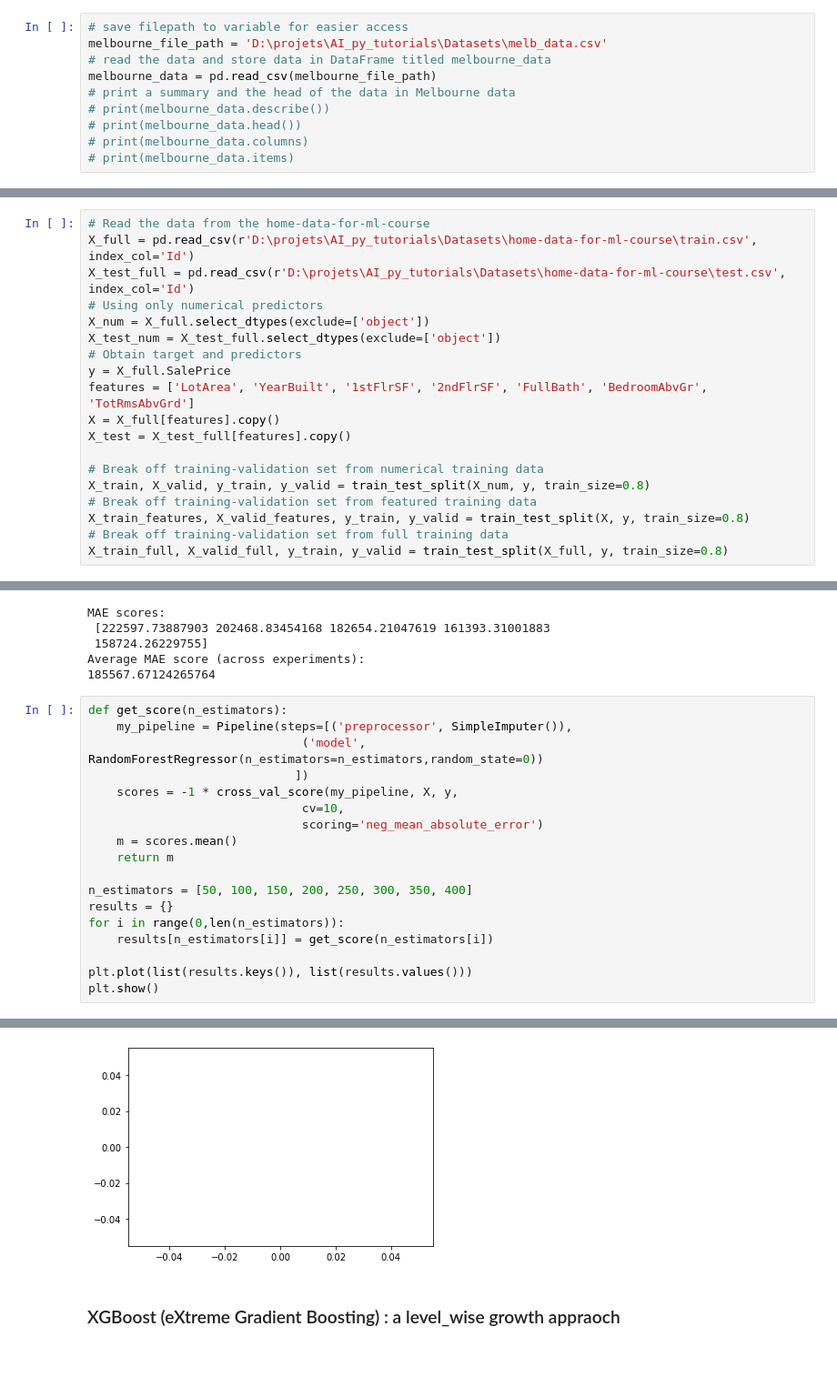
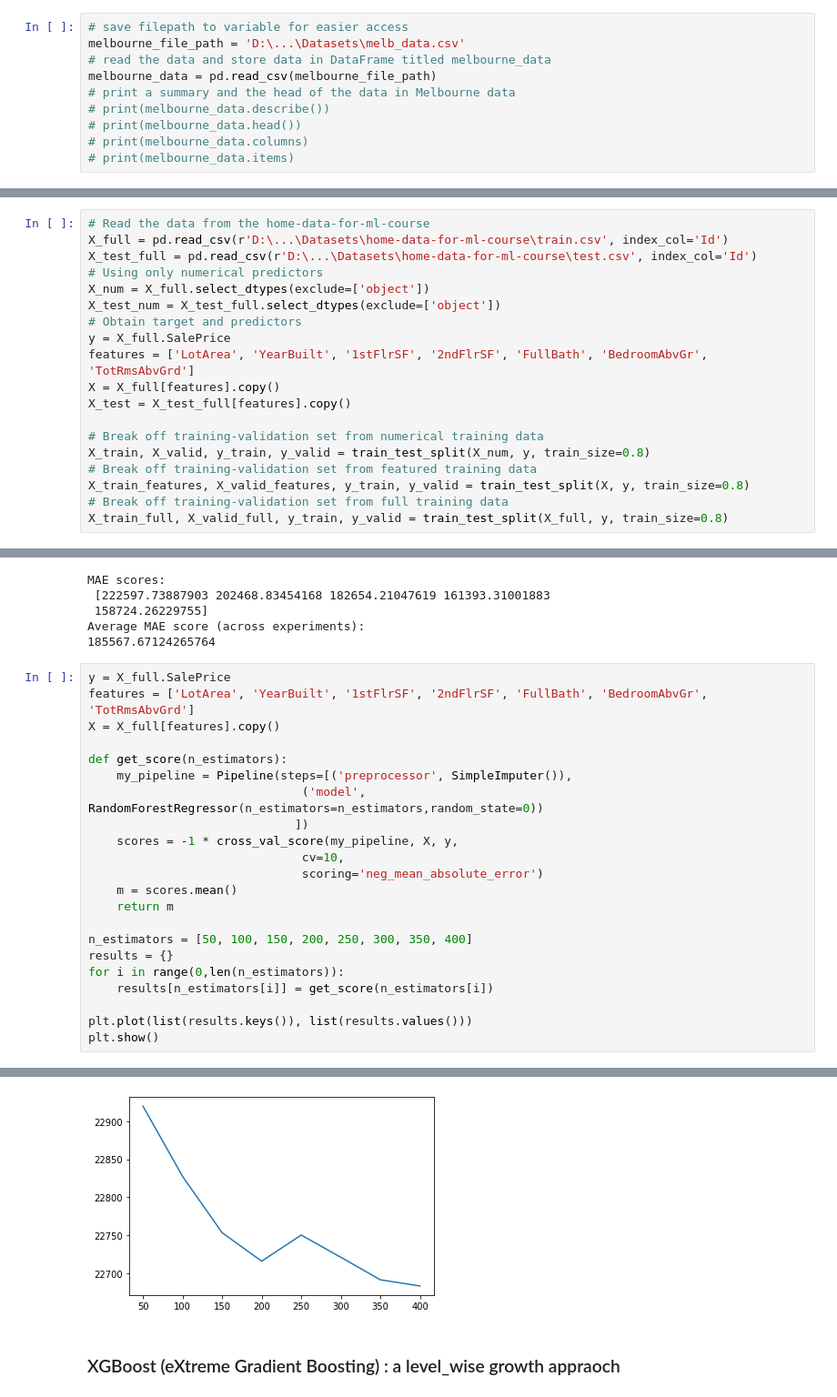
Before and after one commit to benskandix/Kaggel_30-days_of_ML_NB, a Jupyter notebook: Kaggel_30-days_of_ML_NB.ipynb, the cells around one changed output, grey strips where cells are left out. Shown at 91% size. Drawn from its saved outputs; the diff is of its cells as text; blank space fills up the shorter version.

```diff
--- a/Kaggel_30-days_of_ML_NB.ipynb
+++ b/Kaggel_30-days_of_ML_NB.ipynb
@@ -27,7 +27,7 @@ from xgboost import XGBRegressor
 # wget <https://www.kaggle.com/anthonypino/melbourne-housing-market/download/archive.zip>
 # %%
 # save filepath to variable for easier access
-melbourne_file_path = 'D:\projets\AI_py_tutorials\Datasets\melb_data.csv'
+melbourne_file_path = 'D:\...\Datasets\melb_data.csv'
 # read the data and store data in DataFrame titled melbourne_data
 melbourne_data = pd.read_csv(melbourne_file_path)
 # print a summary and the head of the data in Melbourne data
@@ -93,8 +93,8 @@ preds_val = model.predict(val_X)
 ### Random Forest Model
 # %%
 # Read the data from the home-data-for-ml-course
-X_full = pd.read_csv(r'D:\projets\AI_py_tutorials\Datasets\home-data-for-ml-course\train.csv', index_col='Id')
-X_test_full = pd.read_csv(r'D:\projets\AI_py_tutorials\Datasets\home-data-for-ml-course\test.csv', index_col='Id')
+X_full = pd.read_csv(r'D:\...\Datasets\home-data-for-ml-course\train.csv', index_col='Id')
+X_test_full = pd.read_csv(r'D:\...\Datasets\home-data-for-ml-course\test.csv', index_col='Id')
 # Using only numerical predictors
 X_num = X_full.select_dtypes(exclude=['object'])
 X_test_num = X_test_full.select_dtypes(exclude=['object'])
@@ -359,6 +359,10 @@ MAE scores:
 Average MAE score (across experiments):
 185567.67124265764
 # %%
+y = X_full.SalePrice
+features = ['LotArea', 'YearBuilt', '1stFlrSF', '2ndFlrSF', 'FullBath', 'BedroomAbvGr', 'TotRmsAbvGrd']
+X = X_full[features].copy()
+
 def get_score(n_estimators):
     my_pipeline = Pipeline(steps=[('preprocessor', SimpleImputer()),
                               ('model', RandomForestRegressor(n_estimators=n_estimators,random_state=0))
@@ -397,4 +384,4 @@ could not convert string to float: 'Abbotsford'
-[figure, old version]
+[figure, new version]
 # %% [markdown]
 ### XGBoost (eXtreme Gradient Boosting) : a level_wise growth appraoch
 # %%
```
Also changed, not shown: parts of 9 cells of this notebook.
